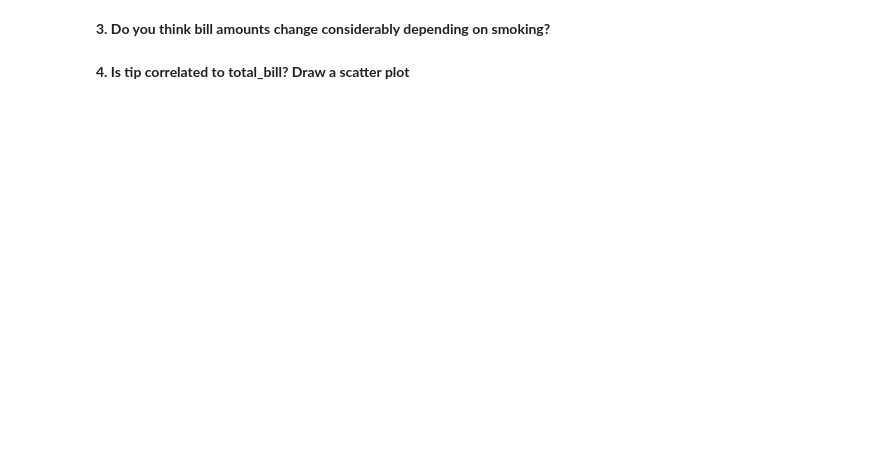
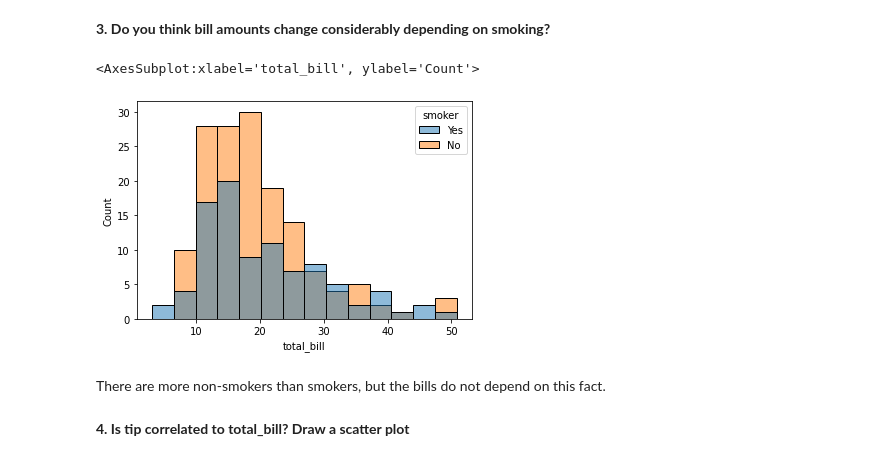
Before and after one commit to Ironhack-Data-Madrid-Enero-2021/lab-visualization-intro, a Jupyter notebook: your-code/challenge-1.ipynb, the cells around one changed output. Cells and saved outputs as stored; diff of their text form; code cells hidden in the pictures; blank space fills up the shorter version.

```diff
--- a/your-code/challenge-1.ipynb
+++ b/your-code/challenge-1.ipynb
@@ -38,4 +53,11 @@ sns.load_dataset("tips")
 # %% [markdown]
 **3. Do you think bill amounts change considerably depending on smoking?**
+# %%
+sns.histplot(x=tips.total_bill, hue=tips.smoker)
+# %% [output]
+<AxesSubplot:xlabel='total_bill', ylabel='Count'>
+[figure, added]
+# %% [markdown]
+There are more non-smokers than smokers, but the bills do not depend on this fact.
 # %% [markdown]
 **4. Is tip correlated to total_bill? Draw a scatter plot**
```
Also changed, not shown: parts of 8 cells of this notebook.
